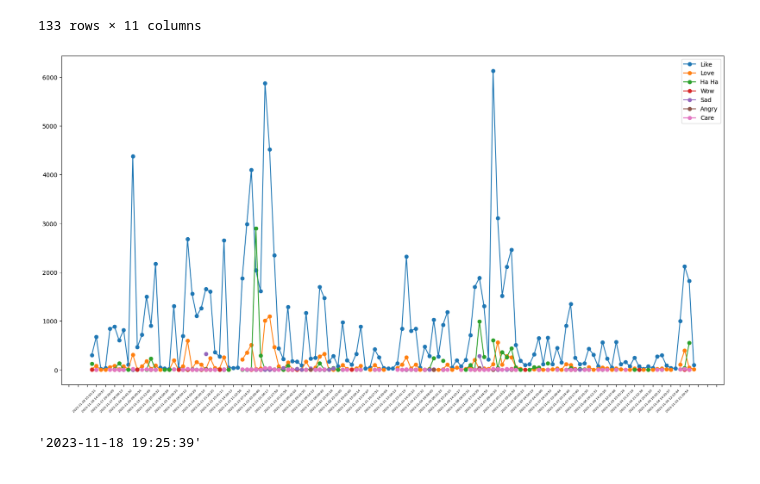
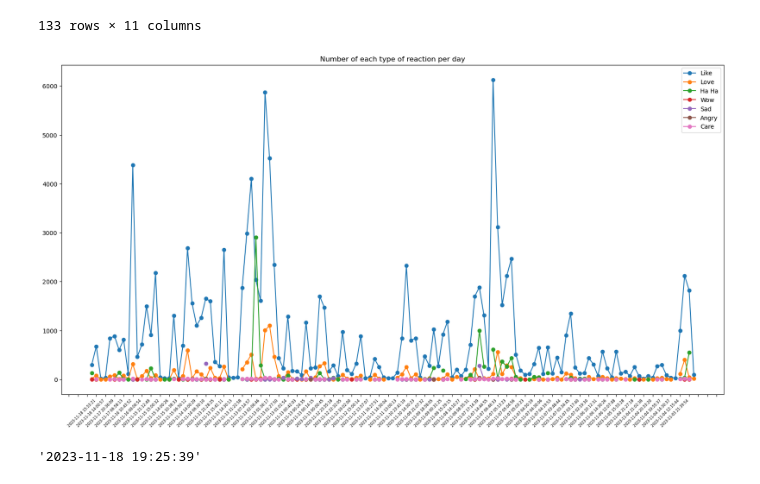
Before and after one commit to DUNGTK2004/Final_Project_22022633, a Jupyter notebook: Analyze_data.ipynb, the cells around one changed output. Saved outputs shown, nothing was run; the diff lists cells and outputs as text; code cells hidden in the pictures.

```diff
--- a/Analyze_data.ipynb
+++ b/Analyze_data.ipynb
@@ -49,2 +49,3 @@ str = 'Chelsea'
 # %%
-raw_df[str] = raw_df.post_text.str.contains(str)
+raw_df_chelsea = raw_df
+raw_df_chelsea[str_values] = raw_df.post_text.str.contains(str)
@@ -178,3 +172,5 @@ raw_df2
 | 138 | 2023-11-02 14:09:25 | 1698908965 | 0 | 2023-11-02 |
 | 139 | 2023-11-02 07:38:29 | 1698885509 | 0 | 2023-11-02 |
 140 rows × 4 columns
+# %%
+raw_df["time_not_hour"] = raw_df2["time_not_hour"]
@@ -350,20 +372,20 @@ See the caveats in the documentation: https://pandas.pydata.org/pandas-docs/stab
 # %%
 fig, ax = plt.subplots(figsize=(20, 10))
 plt.xticks(rotation=45, ha='right') # xoay cac gia tri o truc x di 45 do
 from matplotlib.dates import DayLocator
 matplotlib.rc('xtick', labelsize=6) # Chinh font chu cac gia tri o truc x
 ax.xaxis.set_major_locator(DayLocator(interval=2))
 ax.plot(raw_df_with_reactions['time'], raw_df_with_reactions['thích'], label = 'Like', marker = 'o')
 ax.plot(raw_df_with_reactions['time'], raw_df_with_reactions['yêu thích'], label = 'Love', marker = 'o')
 ax.plot(raw_df_with_reactions['time'], raw_df_with_reactions['haha'], label = 'Ha Ha', marker = 'o')
 ax.plot(raw_df_with_reactions['time'], raw_df_with_reactions['wow'], label = 'Wow', marker = 'o')
 ax.plot(raw_df_with_reactions['time'], raw_df_with_reactions['buồn'], label = 'Sad', marker = 'o')
 ax.plot(raw_df_with_reactions['time'], raw_df_with_reactions['phẫn nộ'], label = 'Angry', marker = 'o')
 ax.plot(raw_df_with_reactions['time'], raw_df_with_reactions['thương thương'], label = 'Care', marker = 'o')
-
+plt.title("Number of each type of reaction per day")
 plt.legend()
 from matplotlib.dates import DateFormatter
 #ax.xaxis.set_major_formatter(DateFormatter('%d-%m-%y %H:%M'))
 # %% [output]
-[figure, old version]
+[figure, new version]
 # %%
```
Also changed, not shown: parts of 22 cells of this notebook, 3 other files.
